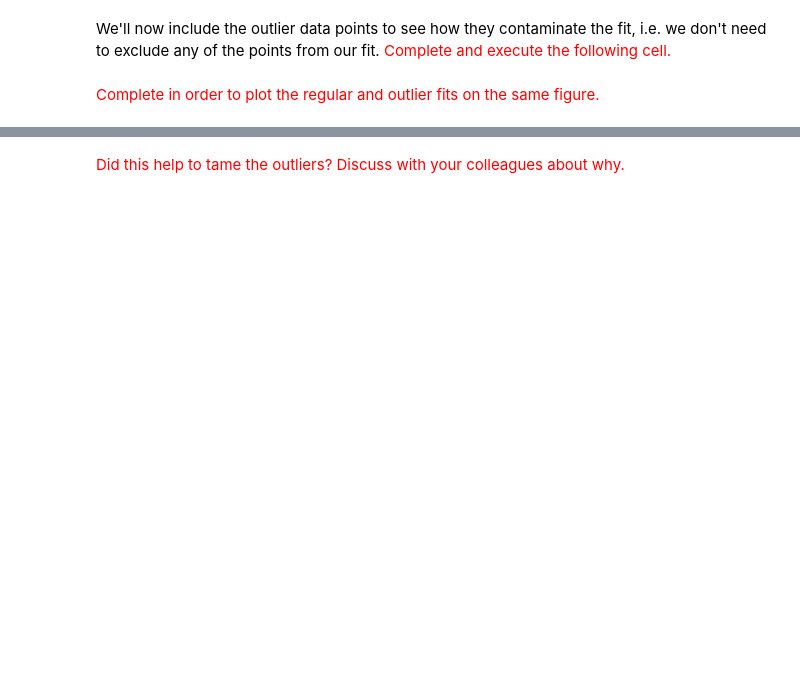
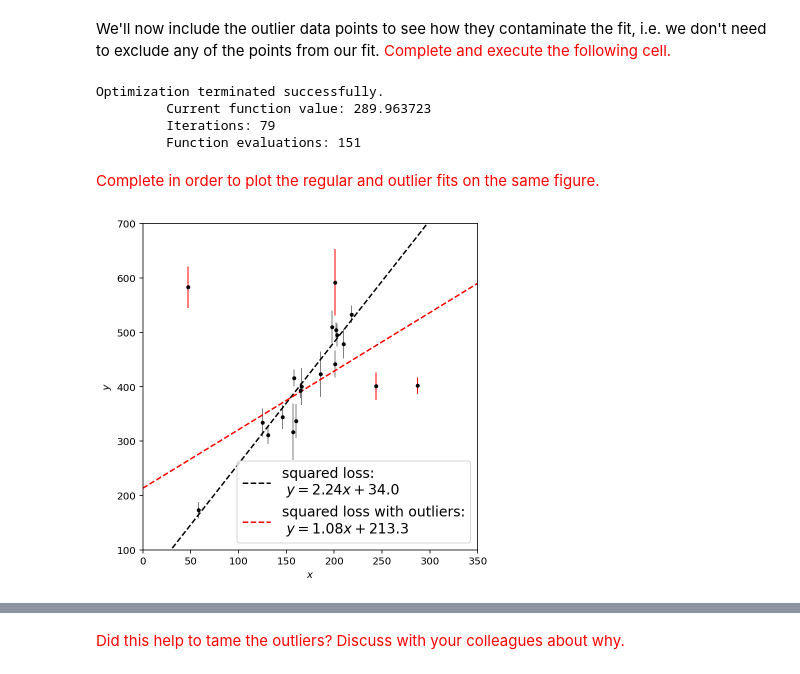
Before and after one commit to VanderbiltAstronomy/astr_8070_s22, a Jupyter notebook: coursework/student_folders/kyle_gersbach/lectures/Lecture_6_kyleGersbach.ipynb, the cells around one changed output, grey strips where cells are left out. Drawn from its saved outputs; the diff is of its cells as text; code cells hidden in the pictures; blank space fills up the shorter version.

```diff
--- a/coursework/student_folders/kyle_gersbach/lectures/Lecture_6_kyleGersbach.ipynb
+++ b/coursework/student_folders/kyle_gersbach/lectures/Lecture_6_kyleGersbach.ipynb
@@ -115,45 +123,52 @@ We'll now include the outlier data points to see how they contaminate the fit, i
 # complete to include the outliers
 f_squared_outlier = lambda beta_outlier: squared_loss(beta_outlier[0],
                                                       beta_outlier[1],
-                                                      x=___, y=___, dy=___)
+                                                      x=x, y=y, dy=dy)
 
 
 #------------------------------------------------------------
 # compute the maximum likelihood
-beta0 = (___, ___) # complete for initial guess
+beta0 = (1, 1) # complete for initial guess
 beta_squared_outlier = optimize.fmin(f_squared_outlier, beta0)
+# %% [output]
+Optimization terminated successfully.
+         Current function value: 289.963723
+         Iterations: 79
+         Function evaluations: 151
 # %% [markdown]
 <font color='red'>Complete in order to plot the regular and outlier fits on the same figure.</font>
 # %%
 #------------------------------------------------------------
 # Plot the results
 fig = plt.figure(figsize=(6, 6))
 ax = fig.add_subplot(111)
 
 # plot the data without outliers in gray
-ax.errorbar(x[___], y[___], dy[___],
+ax.errorbar(x[4:], y[4:], dy[4:],
             fmt='.k', lw=1, ecolor='gray')
 # plot the outliers in red
-ax.errorbar(x[___], y[___], dy[___],
+ax.errorbar(x[:4], y[:4], dy[:4],
             fmt='.k', lw=1, ecolor='red')
 
 x_fit = np.linspace(0, 350, 10)
 # plot the regular fit from before without outliers
 ax.plot(x_fit, beta_squared[0] * x_fit + beta_squared[1],
         ls='--', color='k',
         label="squared loss:\n $y=%.2fx + %.1f$" % tuple(beta_squared))
 # plot the fit that includes outliers
-ax.plot(x_fit, ___,
+ax.plot(x_fit, beta_squared_outlier[0]*x_fit+beta_squared_outlier[1],
         ls='--', color='red',
-        label="squared loss with outliers:\n $y=%.2fx + %.1f$" % tuple(___))
+        label="squared loss with outliers:\n $y=%.2fx + %.1f$" % tuple(beta_squared_outlier))
 
 ax.set_xlim(0, 350)
 ax.set_ylim(100, 700)
 ax.set_xlabel('$x$')
 ax.set_ylabel('$y$')
 ax.legend(loc=4, prop=dict(size=14))
 
 plt.show()
+# %% [output]
+[figure, added]
 # %% [markdown]
 ### How do we deal with outliers: modifying the likelihood
 
```
Also changed, not shown: parts of 12 cells of this notebook.
